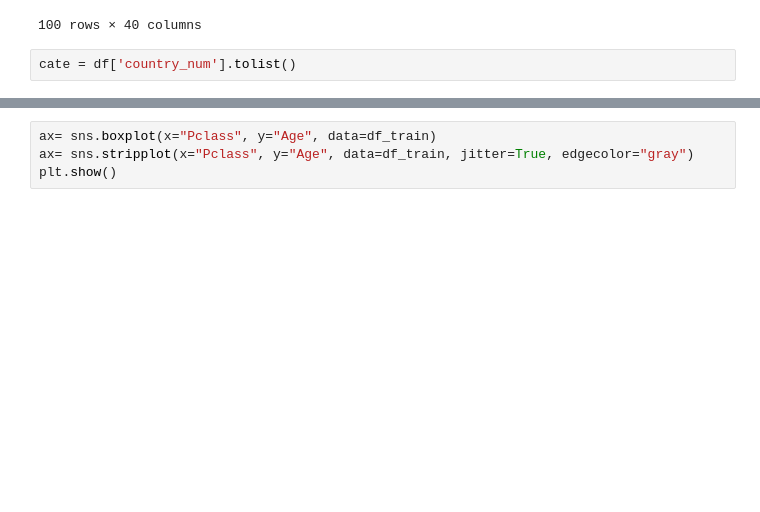
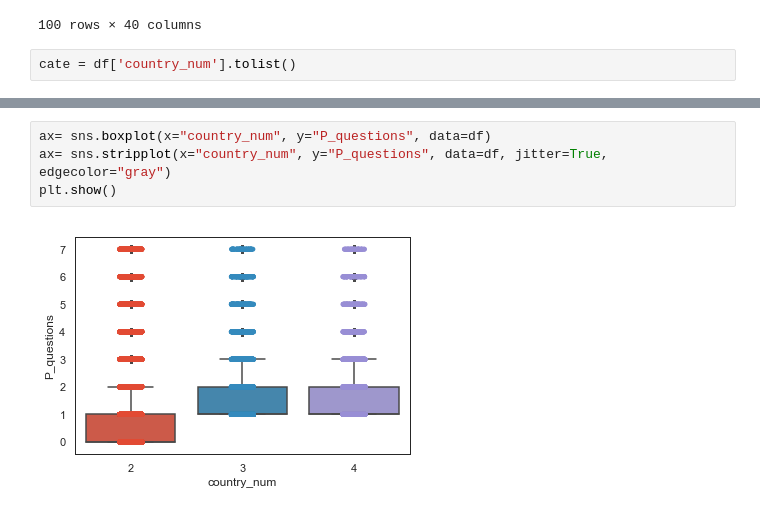
Before and after one commit to zolduoarrati/repos, a Jupyter notebook: Python/Jupyter/ML/classifications.ipynb, the cells around one changed output, grey strips where cells are left out. Saved outputs shown, nothing was run; the diff lists cells and outputs as text; blank space fills up the shorter version.

```diff
--- a/Python/Jupyter/ML/classifications.ipynb
+++ b/Python/Jupyter/ML/classifications.ipynb
@@ -162,4 +162,6 @@ plt.show()
 # %%
-ax= sns.boxplot(x="Pclass", y="Age", data=df_train)
-ax= sns.stripplot(x="Pclass", y="Age", data=df_train, jitter=True, edgecolor="gray")
+ax= sns.boxplot(x="country_num", y="P_questions", data=df)
+ax= sns.stripplot(x="country_num", y="P_questions", data=df, jitter=True, edgecolor="gray")
 plt.show()
+# %% [output]
+[figure, added]
```
Also changed, not shown: parts of 5 cells of this notebook.
